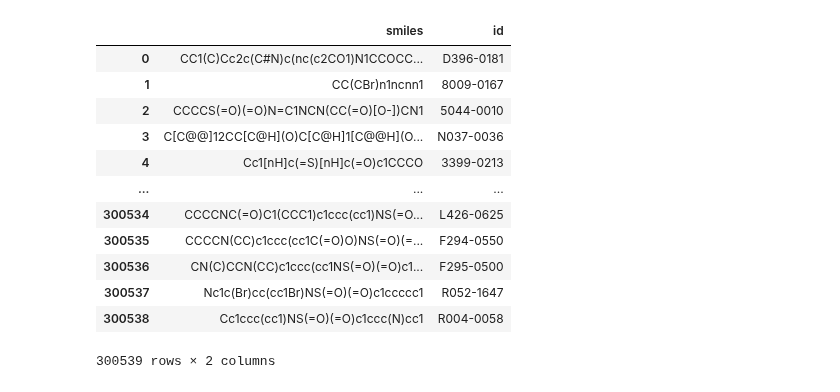
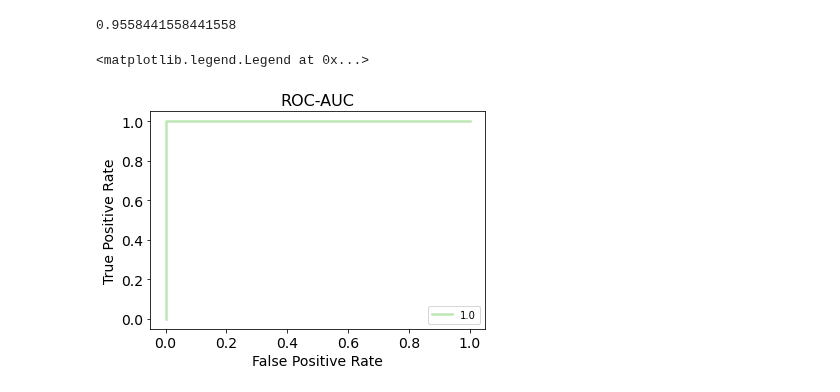
Before and after one commit to ersilia-os/osa-murd, a Jupyter notebook: notebooks/data_exploration.ipynb, the cells around one changed output. Saved outputs shown, nothing was run; the diff lists cells and outputs as text; code cells hidden in the pictures.

Commit message:
inhibition_model

```diff
--- a/notebooks/data_exploration.ipynb
+++ b/notebooks/data_exploration.ipynb
@@ -92,0 +83,13 @@ mdl._auroc
+# %%
+import joblib
+import sys
+sys.path.append("..")
+from src.lazy_morgan import MorganBinaryClassifier
+
+#Train model with all data
+X = df["SMILES"]
+y = df["bin_act"]
+
+mdl = MorganBinaryClassifier()
+mdl.fit(X, y)
+joblib.dump(mdl,"../models/morganclf.joblib")
@@ -93,18 +115,36 @@ mdl._auroc
+# %%
+mdl._auroc
+# %% [output]
+0.9558441558441558
+# %%
+from sklearn import metrics
+import matplotlib.pyplot as plt
+
+#check model performance over real training data
+y_pred = mdl.predict_proba(X)
+
+fpr_test, tpr_test, _ = metrics.roc_curve(y, y_pred[:,1])
+auc_test = metrics.roc_auc_score(y, y_pred[:,1])
+
+plt.plot(fpr_test, tpr_test, label = str(auc_test), lw=2.5, color = "#bee6b4")
+plt.xlabel("False Positive Rate", fontsize =14)
+plt.xticks(fontsize = 14)
+plt.ylabel("True Positive Rate", fontsize=14)
+plt.yticks(fontsize = 14)
+plt.title("ROC-AUC", fontsize=16)
+plt.legend(loc = 'lower right')
+# %% [output]
+<matplotlib.legend.Legend at 0x...>
+[figure, added]
 # %%
 #Filter list of molecules for docking
-smiles = pd.read_csv("../data/docking/full_lib/smiles.smi", sep='\t', names=['smiles', 'id'])
-smiles
+dk = pd.read_csv("../data/docking/full_lib/smiles.smi", sep='\t', names=['smiles', 'id'])
+smi = dk["smiles"]
+
+def chunker(seq, size):
+    return (seq[pos:pos + size] for pos in range(0, len(seq), size))
+
+preds = []
+for chunk in chunker(smi, 10000):
+    p = mdl.predict_proba(chunk)
+    preds += [p]
-# %% [output]
-|  | smiles | id |
-| 0 | CC1(C)Cc2c(C#N)c(nc(c2CO1)N1CCOCC... | D396-0181 |
-| 1 | CC(CBr)n1ncnn1 | 8009-0167 |
-| 2 | CCCCS(=O)(=O)N=C1NCN(CC(=O)[O-])CN1 | 5044-0010 |
-| 3 | C[C@@]12CC[C@H](O)C[C@H]1[C@@H](O... | N037-0036 |
-| 4 | Cc1[nH]c(=S)[nH]c(=O)c1CCCO | 3399-0213 |
-| ... | ... | ... |
-| 300534 | CCCCNC(=O)C1(CCC1)c1ccc(cc1)NS(=O... | L426-0625 |
-| 300535 | CCCCN(CC)c1ccc(cc1C(=O)O)NS(=O)(=... | F294-0550 |
-| 300536 | CN(C)CCN(CC)c1ccc(cc1NS(=O)(=O)c1... | F295-0500 |
-| 300537 | Nc1c(Br)cc(cc1Br)NS(=O)(=O)c1ccccc1 | R052-1647 |
-| 300538 | Cc1ccc(cc1)NS(=O)(=O)c1ccc(N)cc1 | R004-0058 |
-300539 rows × 2 columns
```
Also changed, not shown: parts of 15 cells of this notebook, 6 other files.
